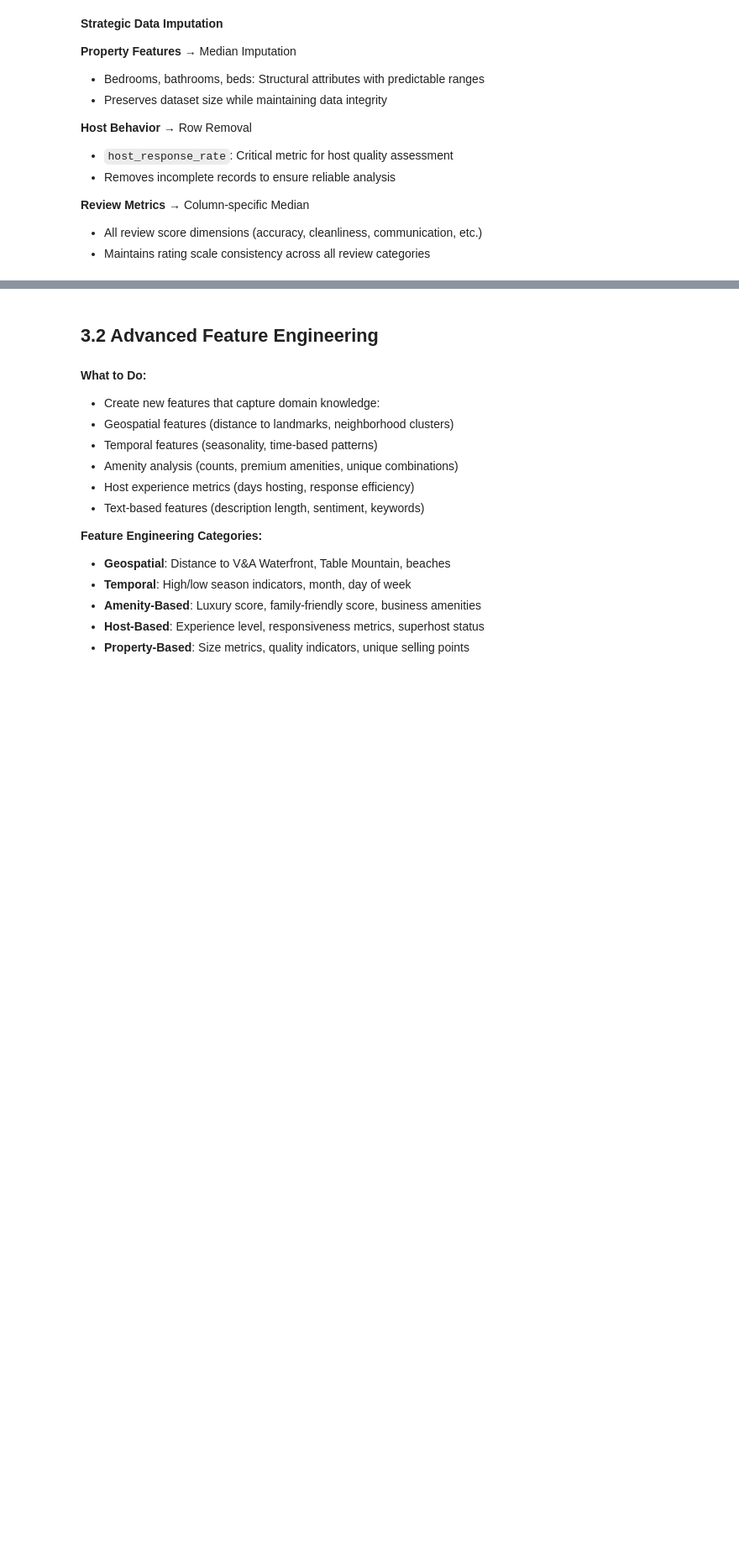
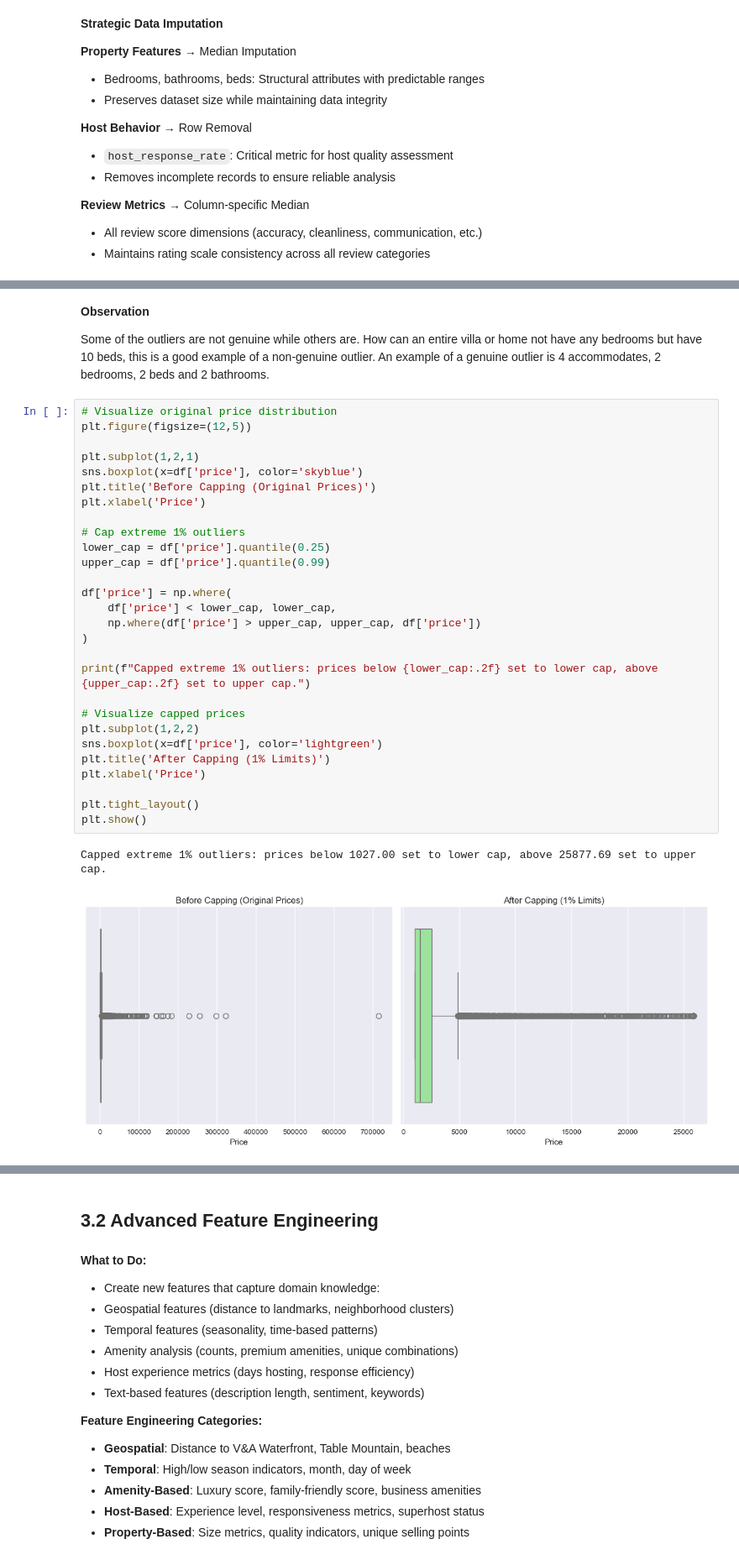
Before and after one commit to patsi-dev/Airbnb-Cape-Town-Price-Prediction, a Jupyter notebook: index.ipynb, the cells around one changed output, grey strips where cells are left out. Shown at 84% size. Drawn from its saved outputs; the diff is of its cells as text; blank space fills up the shorter version.

```diff
--- a/index.ipynb
+++ b/index.ipynb
@@ -705 +855,36 @@ review_scores_value: 2818 missing values filled with median
+# %% [markdown]
+**Observation**
+
+Some of the outliers are not genuine while others are. How can an entire villa or home not have any bedrooms but have 10 beds, this is a good example of a non-genuine outlier. An example of a genuine outlier is 4 accommodates, 2 bedrooms, 2 beds and 2 bathrooms.
+# %%
+# Visualize original price distribution
+plt.figure(figsize=(12,5))
+
+plt.subplot(1,2,1)
+sns.boxplot(x=df['price'], color='skyblue')
+plt.title('Before Capping (Original Prices)')
+plt.xlabel('Price')
+
+# Cap extreme 1% outliers
+lower_cap = df['price'].quantile(0.25)
+upper_cap = df['price'].quantile(0.99)
+
+df['price'] = np.where(
+    df['price'] < lower_cap, lower_cap,
+    np.where(df['price'] > upper_cap, upper_cap, df['price'])
+)
+
+print(f"Capped extreme 1% outliers: prices below {lower_cap:.2f} set to lower cap, above {upper_cap:.2f} set to upper cap.")
+
+# Visualize capped prices
+plt.subplot(1,2,2)
+sns.boxplot(x=df['price'], color='lightgreen')
+plt.title('After Capping (1% Limits)')
+plt.xlabel('Price')
+
+plt.tight_layout()
+plt.show()
+# %% [output]
+Capped extreme 1% outliers: prices below 1027.00 set to lower cap, above 25877.69 set to upper cap.
+[figure, added]
 # %%
```
Also changed, not shown: parts of 217 cells of this notebook.
